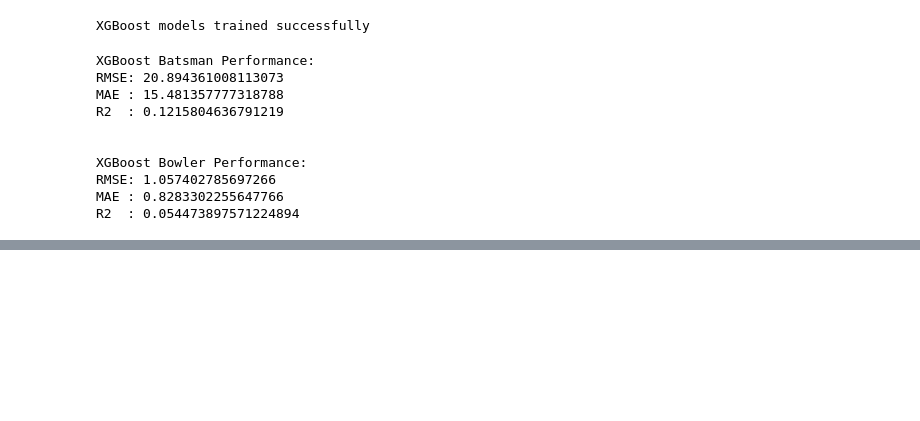
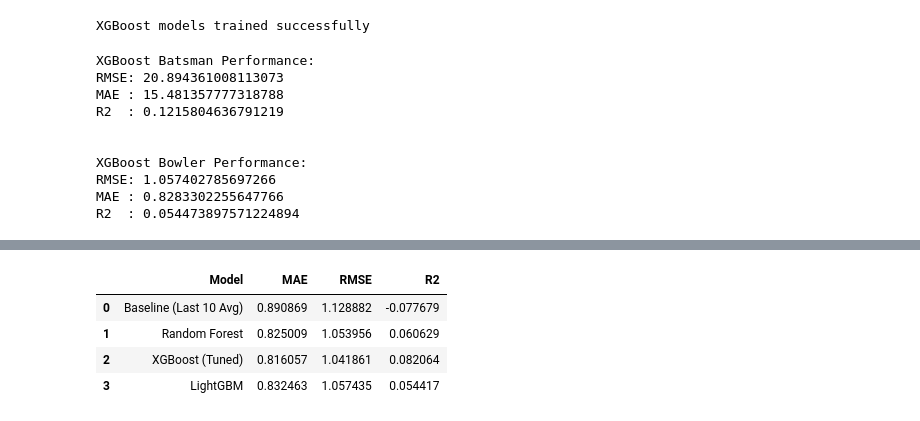
Before and after one commit to angirekulamanoj19-dotcom/Cricket-Player-Performance-Prediction---Group-1-, a Jupyter notebook: 03_ModelTraining.ipynb, the cells around one changed output, grey strips where cells are left out. Saved outputs shown, nothing was run; the diff lists cells and outputs as text; code cells hidden in the pictures; blank space fills up the shorter version.

```diff
--- a/03_ModelTraining.ipynb
+++ b/03_ModelTraining.ipynb
@@ -570,2 +764,41 @@ R2  : 0.05441682119346403
+# %%
+
+# BOWLER MODEL COMPARISON TABLE
+
+
+bowler_comparison = pd.DataFrame({
+    "Model": [
+        "Baseline (Last 10 Avg)",
+        "Random Forest",
+        "XGBoost (Tuned)",
+        "LightGBM"
+    ],
+    "MAE": [
+        baseline_bowler_mae_test,
+        bowler_mae_rf,
+        bowler_mae_tuned,
+        bowler_mae_lgbm
+    ],
+    "RMSE": [
+        baseline_bowler_rmse_test,
+        bowler_rmse_rf,
+        bowler_rmse_tuned,
+        bowler_rmse_lgbm
+    ],
+    "R2": [
+        baseline_bowler_r2_test,
+        bowler_r2_rf,
+        bowler_r2_tuned,
+        bowler_r2_lgbm
+    ]
+})
+
+bowler_comparison
+# %% [output]
+|  | Model | MAE | RMSE | R2 |
+| 0 | Baseline (Last 10 Avg) | 0.890869 | 1.128882 | -0.077679 |
+| 1 | Random Forest | 0.825009 | 1.053956 | 0.060629 |
+| 2 | XGBoost (Tuned) | 0.816057 | 1.041861 | 0.082064 |
+| 3 | LightGBM | 0.832463 | 1.057435 | 0.054417 |
 # %%
 
```
Also changed, not shown: parts of 17 cells of this notebook.
